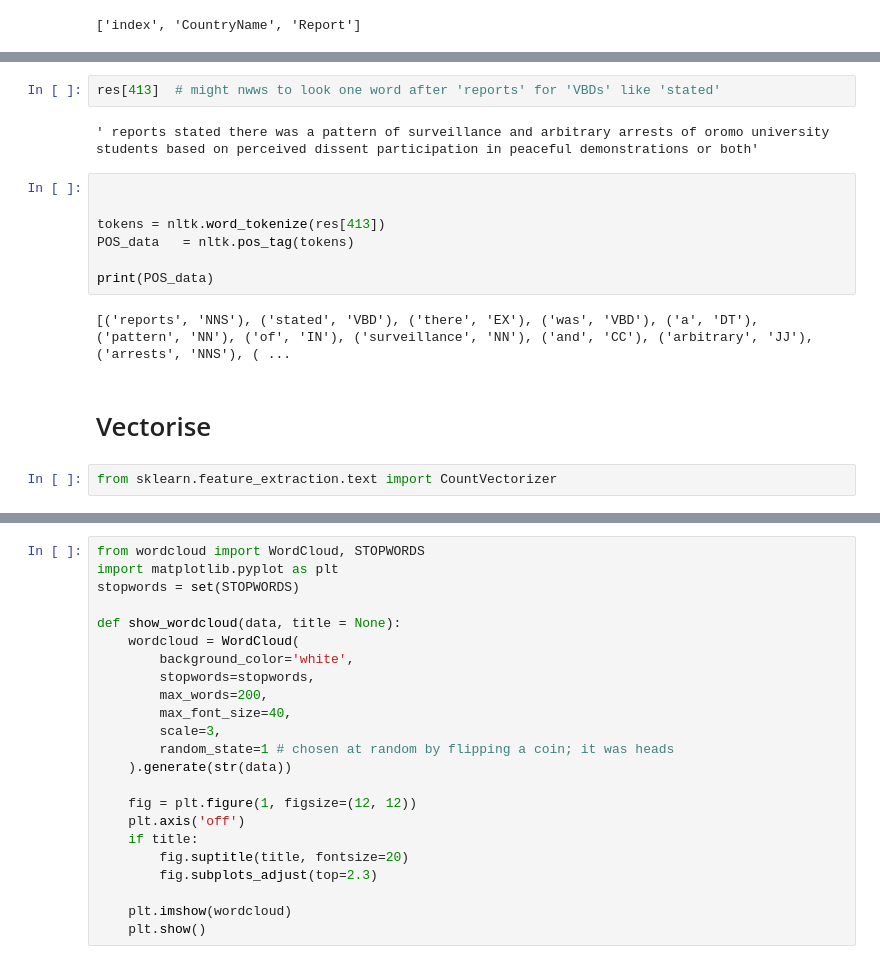
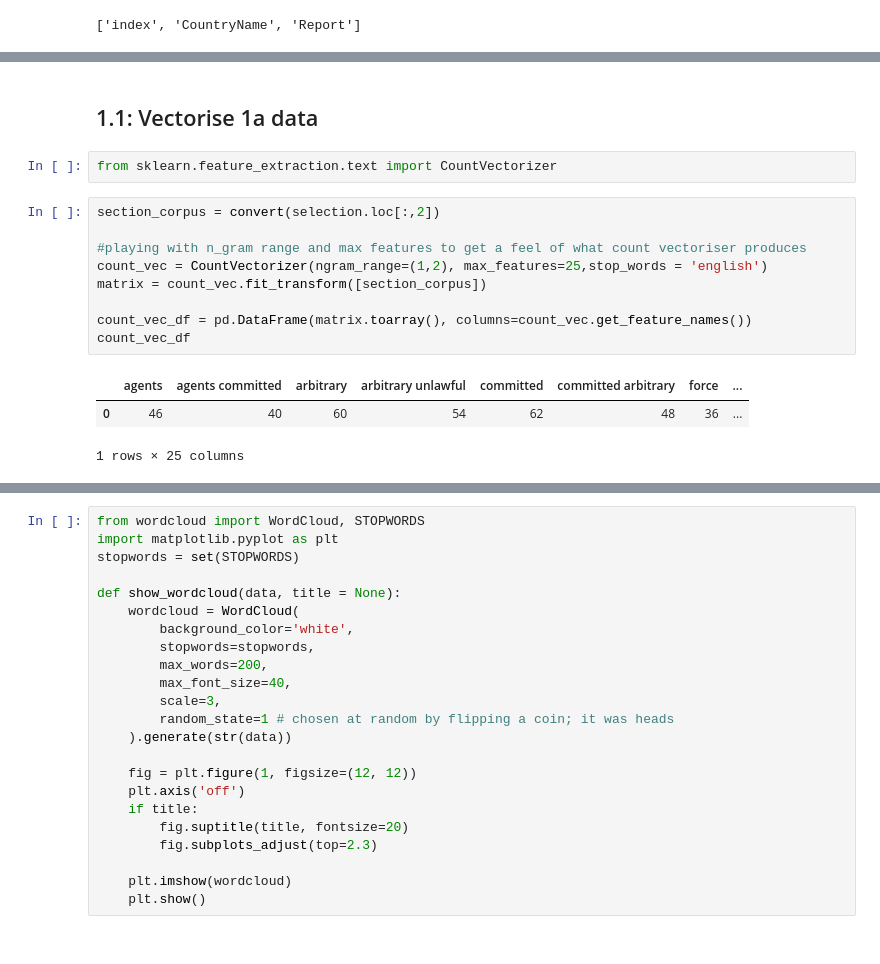
Before and after one commit to slramirez/MS_hackathon, a Jupyter notebook: notebooks/POS approach.ipynb, the cells around one changed output, grey strips where cells are left out. Drawn from its saved outputs; the diff is of its cells as text.

```diff
--- a/notebooks/POS approach.ipynb
+++ b/notebooks/POS approach.ipynb
@@ -250,18 +128,18 @@ for i in range(500):
-# %%
-res[413]  # might nwws to look one word after 'reports' for 'VBDs' like 'stated'
-# %% [output]
-' reports stated there was a pattern of surveillance and arbitrary arrests of oromo university students based on perceived dissent participation in peaceful demonstrations or both'
-# %%
-
-
-tokens = nltk.word_tokenize(res[413])
-POS_data   = nltk.pos_tag(tokens)
-
-print(POS_data)
-# %% [output]
-[('reports', 'NNS'), ('stated', 'VBD'), ('there', 'EX'), ('was', 'VBD'), ('a', 'DT'), ('pattern', 'NN'), ('of', 'IN'), ('surveillance', 'NN'), ('and', 'CC'), ('arbitrary', 'JJ'), ('arrests', 'NNS'), ( ...
 # %% [markdown]
-# Vectorise
+## 1.1: Vectorise 1a data
 # %%
 from sklearn.feature_extraction.text import CountVectorizer
+# %%
+section_corpus = convert(selection.loc[:,2])
+
+#playing with n_gram range and max features to get a feel of what count vectoriser produces
+count_vec = CountVectorizer(ngram_range=(1,2), max_features=25,stop_words = 'english')
+matrix = count_vec.fit_transform([section_corpus])
+
+count_vec_df = pd.DataFrame(matrix.toarray(), columns=count_vec.get_feature_names())
+count_vec_df
+# %% [output]
+|  | agents | agents committed | arbitrary | arbitrary unlawful | committed | committed arbitrary | force | ... |
+| 0 | 46 | 40 | 60 | 54 | 62 | 48 | 36 | ... |
+1 rows × 25 columns
 # %%
```
Also changed, not shown: parts of 58 cells of this notebook, 5 other files.
